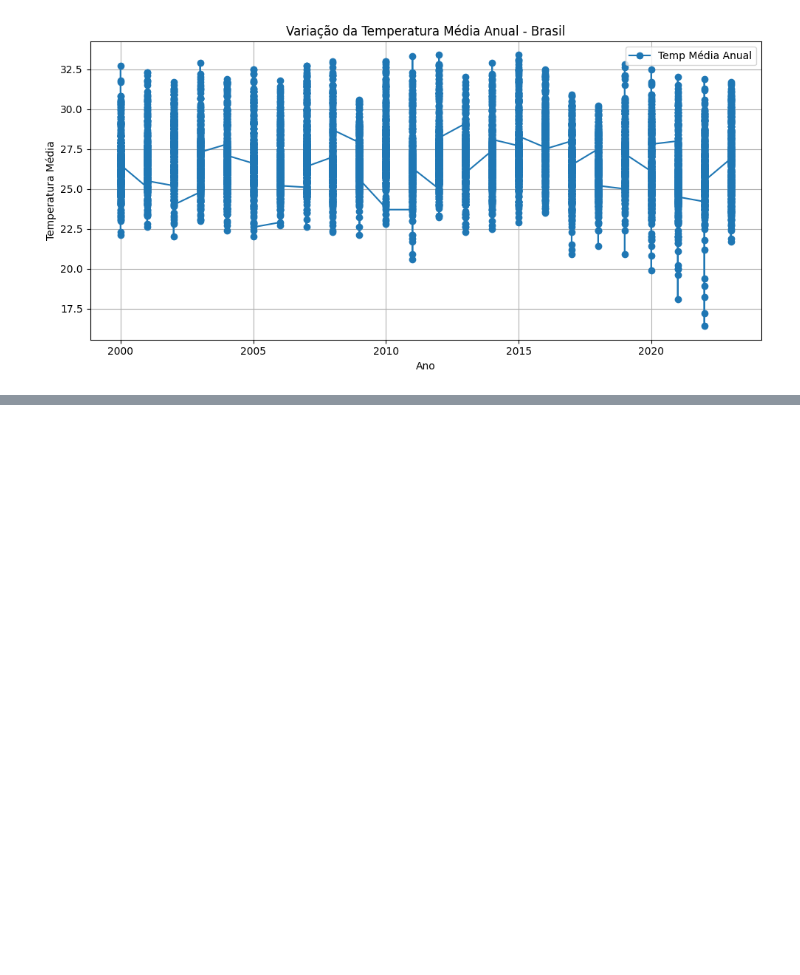
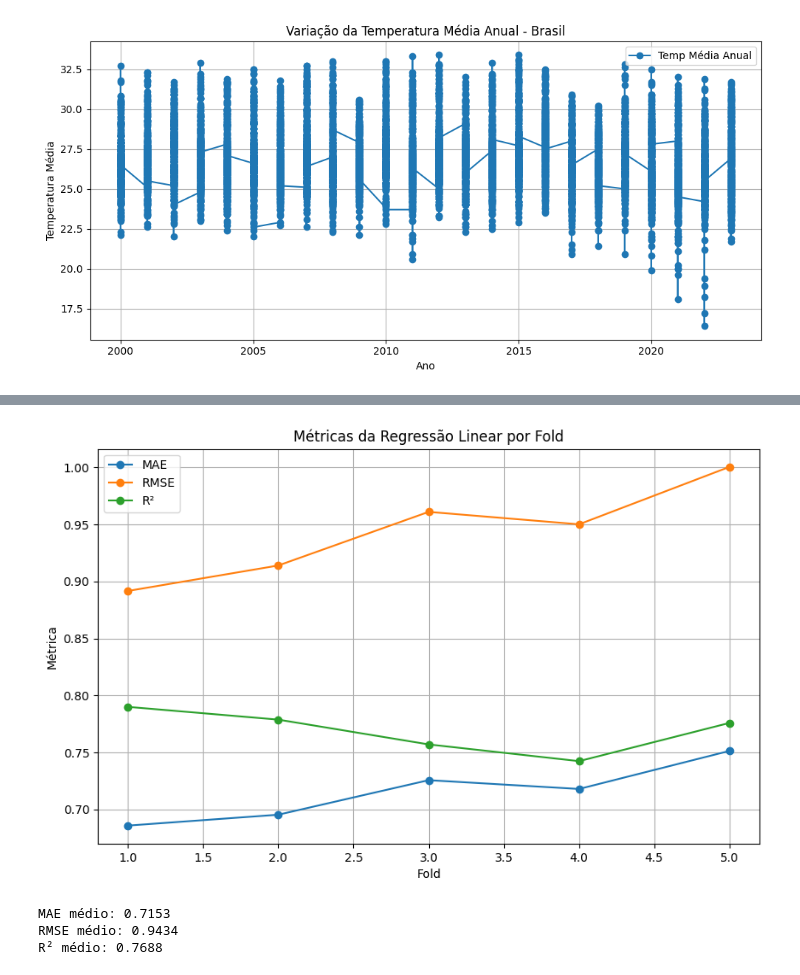
Before and after one commit to potatoesAndMolasses/First-steps-on-data, a Jupyter notebook: weather-data-brasil-2000-2023.ipynb, the cells around one changed output, grey strips where cells are left out. Drawn from its saved outputs; the diff is of its cells as text; code cells hidden in the pictures; blank space fills up the shorter version.

```diff
--- a/weather-data-brasil-2000-2023.ipynb
+++ b/weather-data-brasil-2000-2023.ipynb
@@ -181,0 +154,3 @@ A temperatura aumenta em média -0.020°C por ano.
+# %%
+df = dfs["Brazil"][['Temp_Mean']].copy()
+df.index = pd.to_datetime(df.index)
@@ -181,0 +174,5 @@ A temperatura aumenta em média -0.020°C por ano.
+# %%
+df['lag_1'] = df['Temp_Mean'].shift(1)
+df['lag_2'] = df['Temp_Mean'].shift(2)
+
+df = df.dropna()
@@ -181,0 +183,41 @@ A temperatura aumenta em média -0.020°C por ano.
+# %%
+tscv = TimeSeriesSplit(n_splits=5)
+# %%
+X = df[['lag_1', 'lag_2']].values
+y = df['Temp_Mean'].values
+
+mae_scores, rmse_scores, r2_scores = [], [], []
+
+for train_idx, test_idx in tscv.split(X):
+    X_train, X_test = X[train_idx], X[test_idx]
+    y_train, y_test = y[train_idx], y[test_idx]
+
+    model = LinearRegression()
+    model.fit(X_train, y_train)
+    y_pred = model.predict(X_test)
+
+    mae_scores.append(mean_absolute_error(y_test, y_pred))
+    rmse_scores.append(np.sqrt(mean_squared_error(y_test, y_pred)))
+    r2_scores.append(r2_score(y_test, y_pred))
+# %%
+folds = range(1, len(mae_scores) + 1)
+
+plt.figure(figsize=(10,6))
+plt.plot(folds, mae_scores, marker='o', label='MAE')
+plt.plot(folds, rmse_scores, marker='o', label='RMSE')
+plt.plot(folds, r2_scores, marker='o', label='R²')
+plt.xlabel('Fold')
+plt.ylabel('Métrica')
+plt.title('Métricas da Regressão Linear por Fold')
+plt.legend()
+plt.grid(True)
+plt.show()
+
+print(f'MAE médio: {np.mean(mae_scores):.4f}')
+print(f'RMSE médio: {np.mean(rmse_scores):.4f}')
+print(f'R² médio: {np.mean(r2_scores):.4f}')
+# %% [output]
+[figure, added]
+MAE médio: 0.7153
+RMSE médio: 0.9434
+R² médio: 0.7688
```
Also changed, not shown: parts of 7 cells of this notebook.
